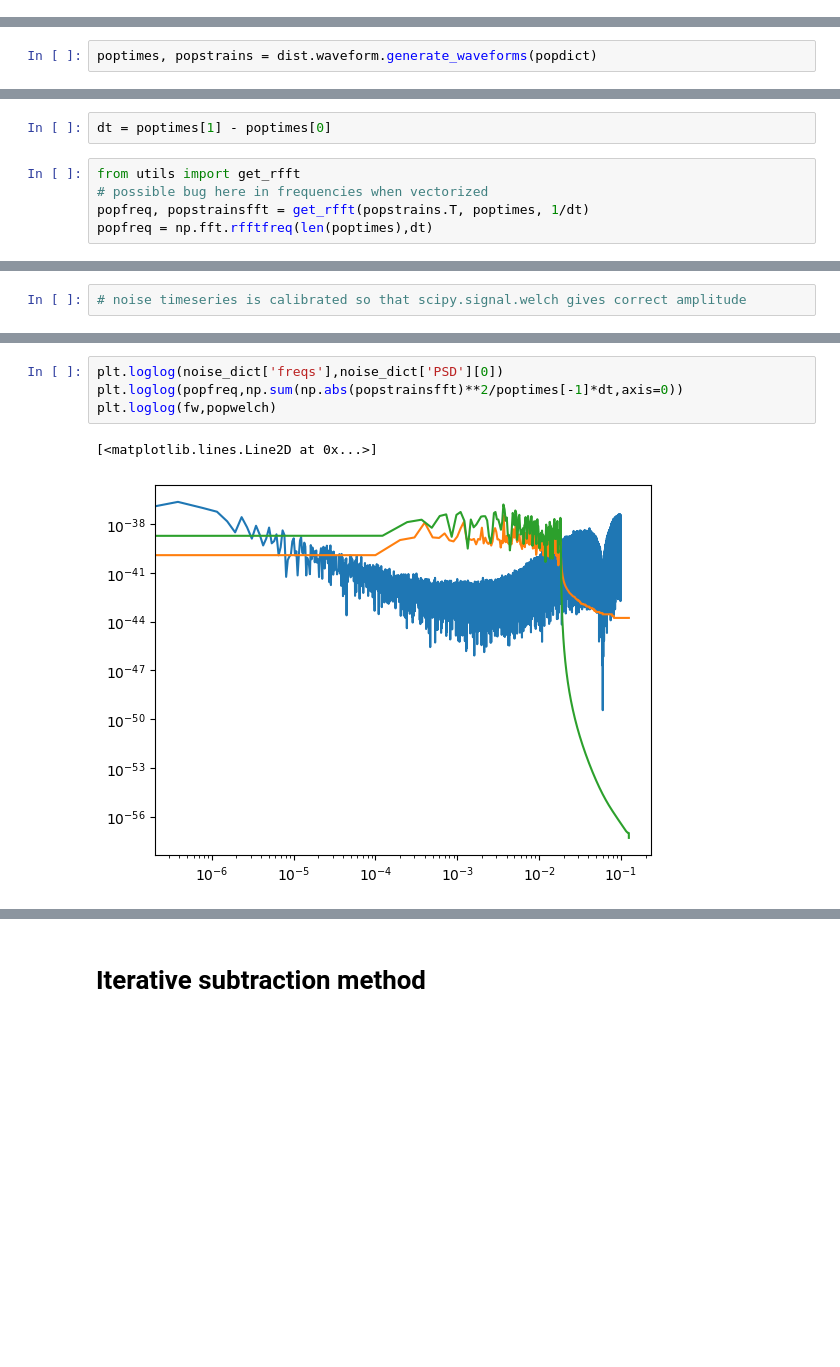
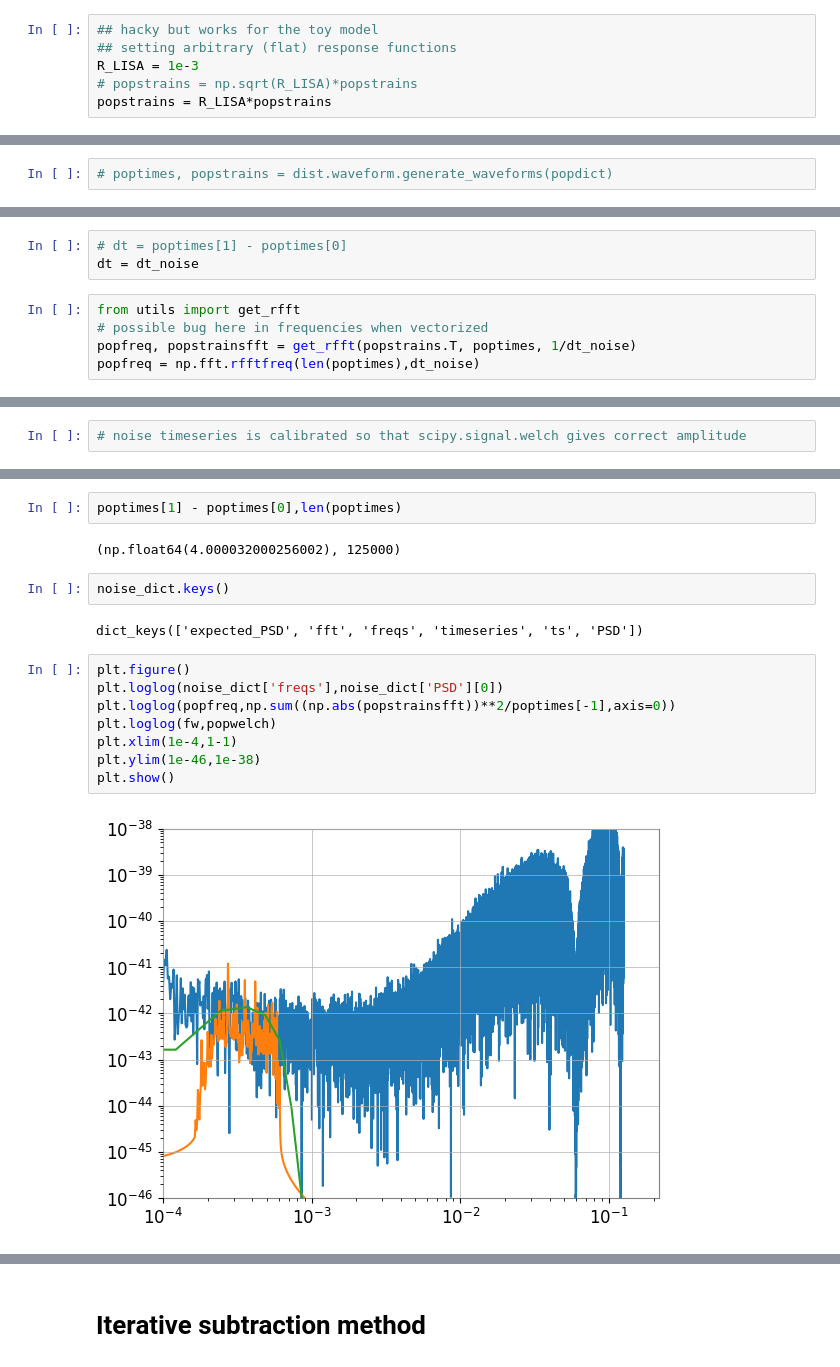
Before and after one commit to criswellalexander/gb-population-inference, a Jupyter notebook: test_gb_selection.ipynb, the cells around one changed output, grey strips where cells are left out. Cells and saved outputs as stored; diff of their text form; blank space fills up the shorter version.

```diff
--- a/test_gb_selection.ipynb
+++ b/test_gb_selection.ipynb
@@ -45,0 +76,6 @@ df = pd.DataFrame(popdict)
+# %%
+## hacky but works for the toy model
+## setting arbitrary (flat) response functions
+R_LISA = 1e-3
+# popstrains = np.sqrt(R_LISA)*popstrains
+popstrains = R_LISA*popstrains
@@ -46,2 +121,2 @@ df = pd.DataFrame(popdict)
 # %%
-poptimes, popstrains = dist.waveform.generate_waveforms(popdict)
+# poptimes, popstrains = dist.waveform.generate_waveforms(popdict)
@@ -48,7 +127,8 @@ poptimes, popstrains = dist.waveform.generate_waveforms(popdict)
 # %%
-dt = poptimes[1] - poptimes[0]
+# dt = poptimes[1] - poptimes[0]
+dt = dt_noise
 # %%
 from utils import get_rfft
 # possible bug here in frequencies when vectorized
-popfreq, popstrainsfft = get_rfft(popstrains.T, poptimes, 1/dt)
-popfreq = np.fft.rfftfreq(len(poptimes),dt)
+popfreq, popstrainsfft = get_rfft(popstrains.T, poptimes, 1/dt_noise)
+popfreq = np.fft.rfftfreq(len(poptimes),dt_noise)
@@ -59,10 +156,21 @@ fw, popwelch = scipy.signal.welch(np.sum(popstrains.T,axis=0),fs=1/dt,window='ha
+# %%
+poptimes[1] - poptimes[0],len(poptimes)
+# %% [output]
+(np.float64(4.000032000256002), 125000)
+# %%
+noise_dict.keys()
+# %% [output]
+dict_keys(['expected_PSD', 'fft', 'freqs', 'timeseries', 'ts', 'PSD'])
 # %%
+plt.figure()
 plt.loglog(noise_dict['freqs'],noise_dict['PSD'][0])
-plt.loglog(popfreq,np.sum(np.abs(popstrainsfft)**2/poptimes[-1]*dt,axis=0))
+plt.loglog(popfreq,np.sum((np.abs(popstrainsfft))**2/poptimes[-1],axis=0))
 plt.loglog(fw,popwelch)
+plt.xlim(1e-4,1-1)
+plt.ylim(1e-46,1e-38)
+plt.show()
 # %% [output]
-[<matplotlib.lines.Line2D at 0x...>]
-[figure, old version]
+[figure, new version]
 # %%
 plt.loglog(noise_dict['freqs'],noise_dict['PSD'][0])
 plt.loglog(popfreq,np.sum(np.abs(popstrainsfft)**2/poptimes[-1],axis=0))
```
Also changed, not shown: parts of 72 cells of this notebook, 9 other files.
